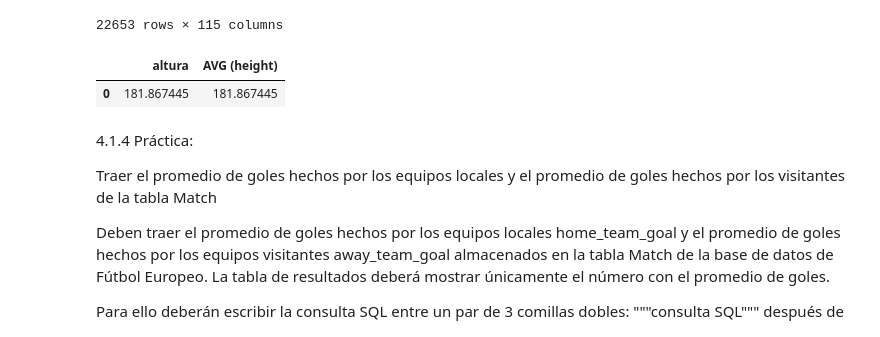
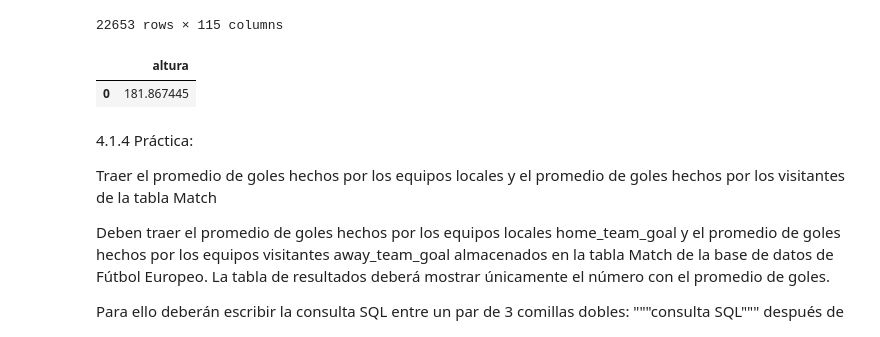
Before and after one commit to miemguri/Talentotech2024, a Jupyter notebook: 4TallerSQL.ipynb, the cells around one changed output. Saved outputs shown, nothing was run; the diff lists cells and outputs as text; code cells hidden in the pictures.

```diff
--- a/4TallerSQL.ipynb
+++ b/4TallerSQL.ipynb
@@ -614,13 +593,14 @@ Matchs
 | 22652 | 25799 | 24558 | 24558 | 2014/2015 | 9 | 2014-09-24 00:00:00 | 1717258 | 10179 | ... |
 22653 rows × 115 columns
 # %%
-query = """ SELECT AVG (height) AS altura, AVG (height)
+query = """ SELECT AVG (height) AS altura
              FROM player; """
 jugadores= pd.read_sql(query,conn)
 jugadores
+#la altura promedio es de 181.86
 # %% [output]
-|  | altura | AVG (height) |
-| 0 | 181.867445 | 181.867445 |
+|  | altura |
+| 0 | 181.867445 |
 # %% [markdown]
 4.1.4 Práctica:
 
```
Also changed, not shown: parts of 23 cells of this notebook.
